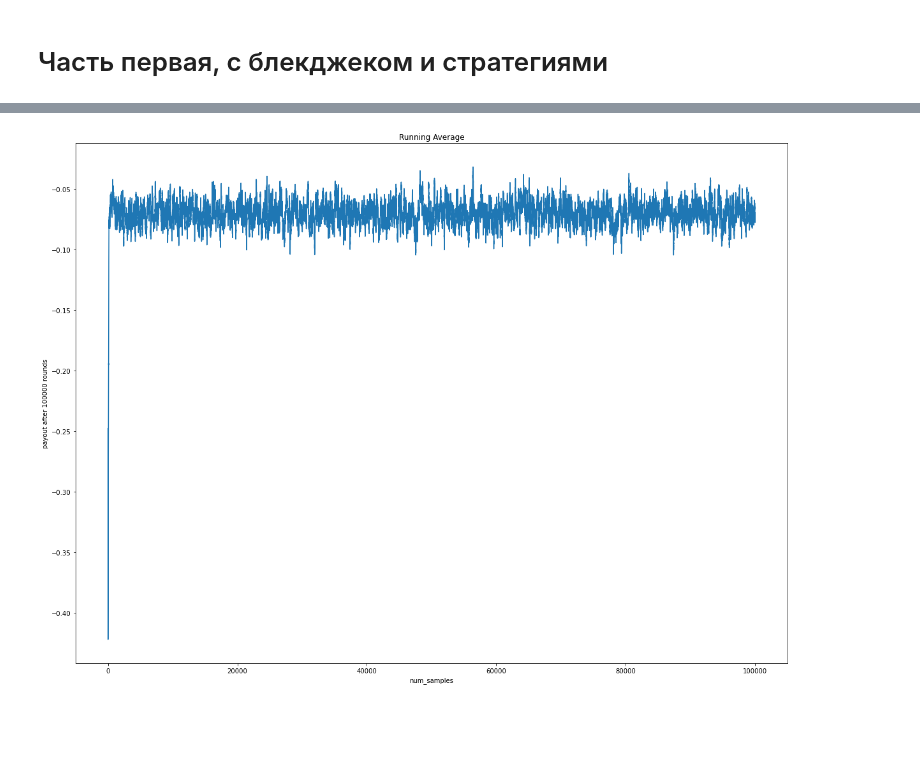
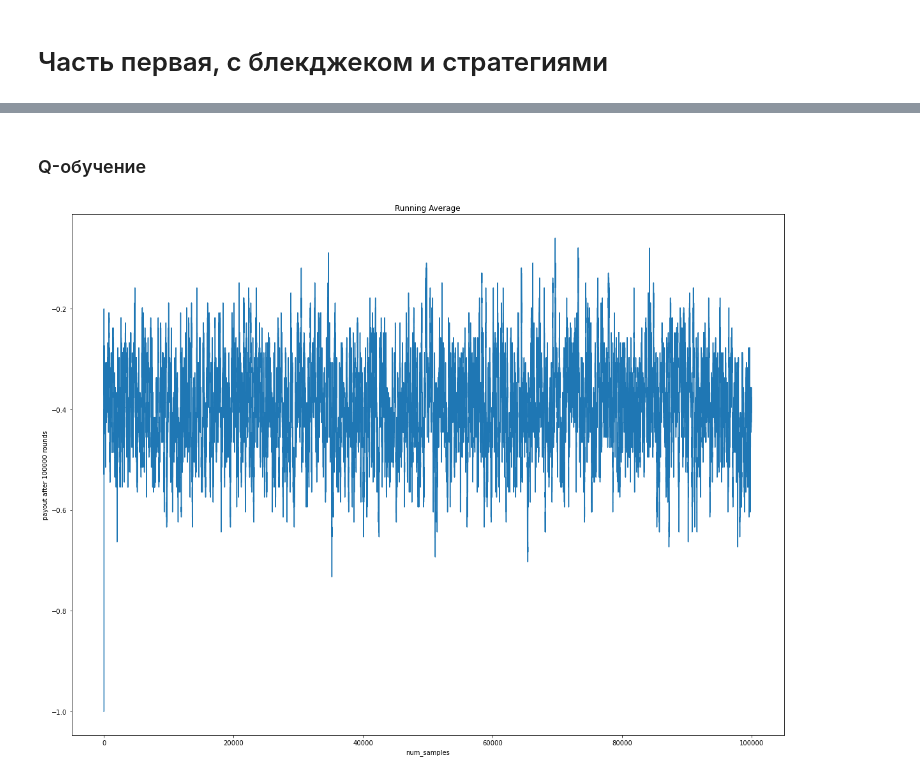
Before and after one commit to ropalev/3_DL, a Jupyter notebook: HW1/HW1.ipynb, the cells around one changed output, grey strips where cells are left out. Drawn from its saved outputs; the diff is of its cells as text; code cells hidden in the pictures; blank space fills up the shorter version.

```diff
--- a/HW1/HW1.ipynb
+++ b/HW1/HW1.ipynb
@@ -33,3 +35,5 @@ Wall time: 42.8 s
+# %% [markdown]
+### Q-обучение
 # %%
 import random
 
@@ -41,22 +45,6 @@ class Agent():
         self.epsilon = epsilon or 1.0
         self.alpha = alpha or 0.5
         self.gamma = gamma or 0.9
-        self.num_hands_to_train = num_hands_to_train or 10000
-        self.small_decrement = (0.1 * self.epsilon) / (0.3 * self.num_hands_to_train)
-        self.big_decrement = (0.8 * self.epsilon) / (0.4 * self.num_hands_to_train)
-        self.num_hands_to_train_left = num_hands_to_train or 10000
-
-    def update_parameters(self):
-        if self.num_hands_to_train_left > 0.7 * self.num_hands_to_train:
-            self.epsilon -= self.small_decrement
-        elif self.num_hands_to_train_left > 0.3 * self.num_hands_to_train:
-            self.epsilon -= self.big_decrement
-        elif self.num_hands_to_train_left > 0:
-            self.epsilon -= self.small_decrement
-        else:
-            self.epsilon = 0.0
-            self.alpha = 0.0
-        self.num_hands_to_train_left -= 1
 
     def get_maxQ(self, observation):
         if observation not in self.Q:
@@ -72,28 +60,24 @@ class Agent():
                                     if self.Q[observation][k] == maxQ])
         else:
             action = random.choice(self.valid_actions)
-
-        self.update_parameters()
         return action
 
 
-    def learn(self, num_samples, num_hands):
+    def learn(self, num_samples):
         average_rewards = []
         observation = self.env.reset()
         for sample in tqdm(range(num_samples)):
             rnd = 1
             total_reward = 0
-            while rnd <= num_hands:
+            is_done = False
+            while not is_done:
                 action = agent.choose_action(observation)
                 next_observation, reward, is_done, _ = self.env.step(action)
-                self.Q[observation][action] += self.alpha * (reward
-                                                     + (self.gamma * self.get_maxQ(next_observation))
-                                                     - self.Q[observation][action])
+                self.Q[observation][action] += self.alpha * (reward + (self.gamma * self.get_maxQ(next_observation)) - self.Q[observation][action])
                 total_reward += reward
                 observation = next_observation
                 if is_done:
                     observation = self.env.reset()
-                    rnd += 1
             average_rewards.append(total_reward/rnd)
         self.plot_running_average(average_rewards,num_samples)
         return average_rewards, sum(average_rewards) / num_samples
@@ -113,12 +97,12 @@ class Agent():
 # %%
 agent = Agent(env=gym.make('Blackjack-v1', natural=True),
               epsilon=1.0,
               alpha=0.01,
               gamma=0.01,
              )
-avgrl, avgr =  agent.learn(100000,100)
+avgrl, avgr =  agent.learn(100000)
 # %% [output]
-[figure, old version]
+[figure, new version]
 # %%
 print(f"Средний выигрыш: {avgr}")
 # %% [output]
```
Also changed, not shown: parts of 8 cells of this notebook.
